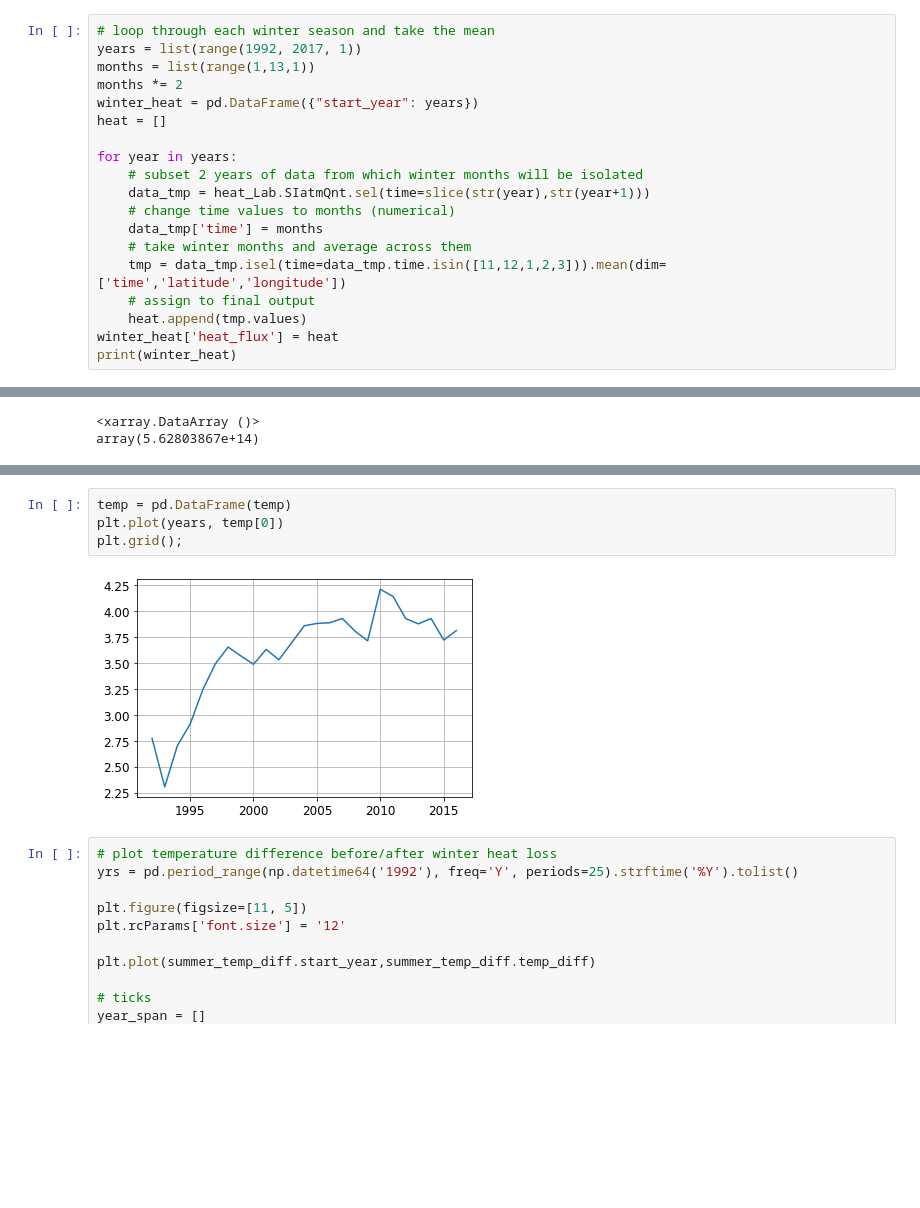
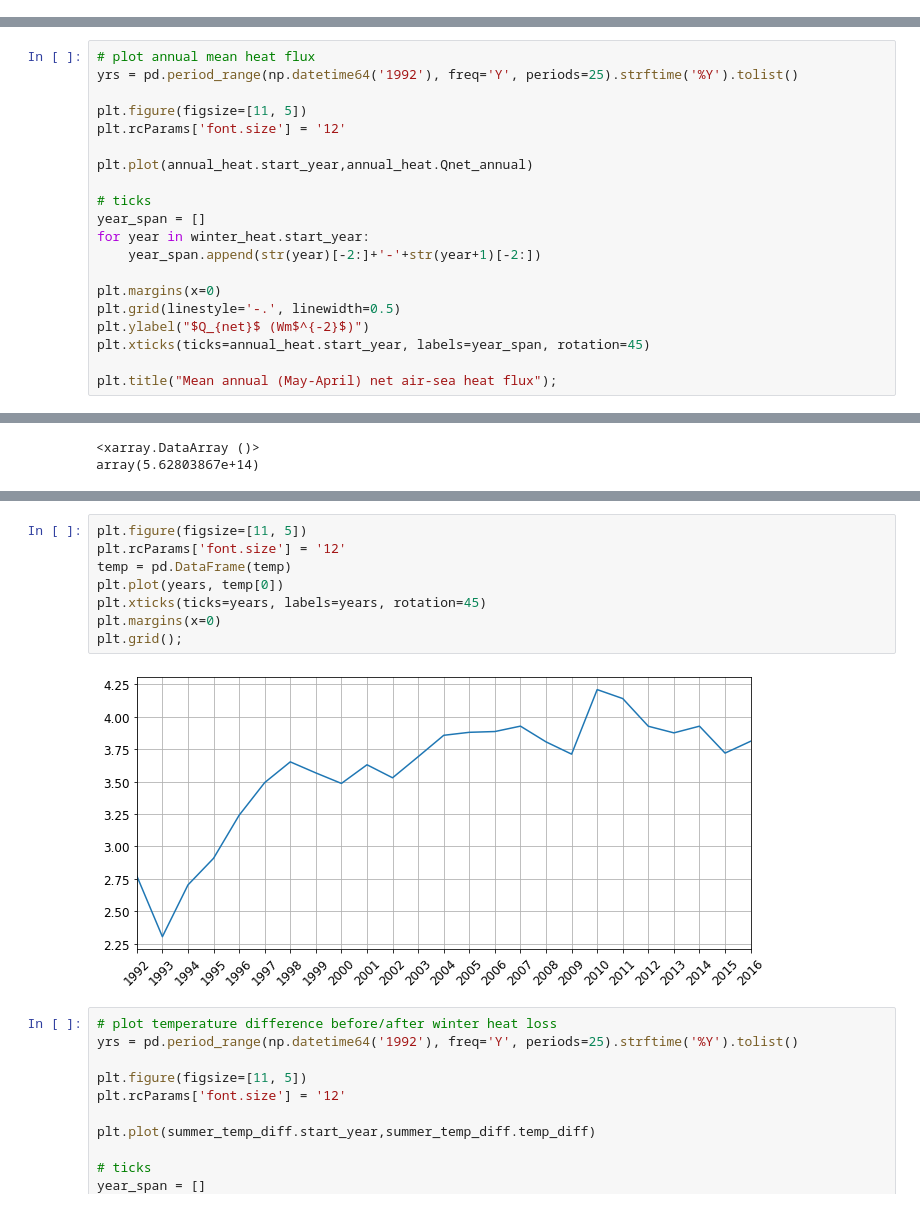
Before and after one commit to mjzahn/ecco, a Jupyter notebook: Zahn Qualifying Exam_edits.ipynb, the cells around one changed output, grey strips where cells are left out. Drawn from its saved outputs; the diff is of its cells as text; blank space fills up the shorter version.

```diff
--- a/Zahn Qualifying Exam_edits.ipynb
+++ b/Zahn Qualifying Exam_edits.ipynb
@@ -416,19 +332,0 @@ I am surprised 2007-2008 does not have a larger positive anomaly when comparing
-# %%
-# loop through each winter season and take the mean
-years = list(range(1992, 2017, 1))
-months = list(range(1,13,1))
-months *= 2
-winter_heat = pd.DataFrame({"start_year": years})
-heat = []
-
-for year in years:
-    # subset 2 years of data from which winter months will be isolated
-    data_tmp = heat_Lab.SIatmQnt.sel(time=slice(str(year),str(year+1)))
-    # change time values to months (numerical)
-    data_tmp['time'] = months
-    # take winter months and average across them
-    tmp = data_tmp.isel(time=data_tmp.time.isin([11,12,1,2,3])).mean(dim=['time','latitude','longitude'])
-    # assign to final output
-    heat.append(tmp.values)
-winter_heat['heat_flux'] = heat
-print(winter_heat)
@@ -458,0 +382,20 @@ print(f'{round(heat_avg_winter,2)} W m^-2')
+# %%
+# plot annual mean heat flux
+yrs = pd.period_range(np.datetime64('1992'), freq='Y', periods=25).strftime('%Y').tolist()
+
+plt.figure(figsize=[11, 5])
+plt.rcParams['font.size'] = '12'
+
+plt.plot(annual_heat.start_year,annual_heat.Qnet_annual)
+
+# ticks
+year_span = []
+for year in winter_heat.start_year:
+    year_span.append(str(year)[-2:]+'-'+str(year+1)[-2:])
+
+plt.margins(x=0)
+plt.grid(linestyle='-.', linewidth=0.5)
+plt.ylabel("$Q_{net}$ (Wm$^{-2}$)")
+plt.xticks(ticks=annual_heat.start_year, labels=year_span, rotation=45)
+
+plt.title("Mean annual (May-April) net air-sea heat flux");
@@ -579,11 +602,15 @@ print(summer_temp_diff)
 23        2015   [0.091219425]
 24        2016   [-0.20853972]
 # %%
+plt.figure(figsize=[11, 5])
+plt.rcParams['font.size'] = '12'
 temp = pd.DataFrame(temp)
 plt.plot(years, temp[0])
+plt.xticks(ticks=years, labels=years, rotation=45)
+plt.margins(x=0)
 plt.grid();
 # %% [output]
-[figure, old version]
+[figure, new version]
 # %%
 # plot temperature difference before/after winter heat loss
 yrs = pd.period_range(np.datetime64('1992'), freq='Y', periods=25).strftime('%Y').tolist()
```
Also changed, not shown: parts of 42 cells of this notebook, 1 other file.
